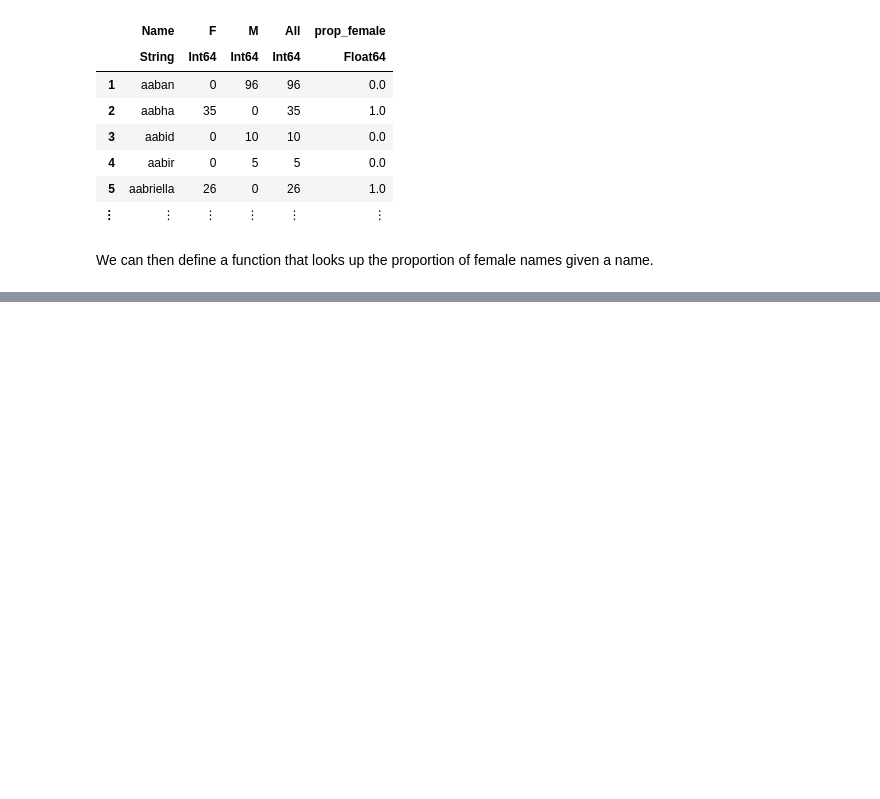
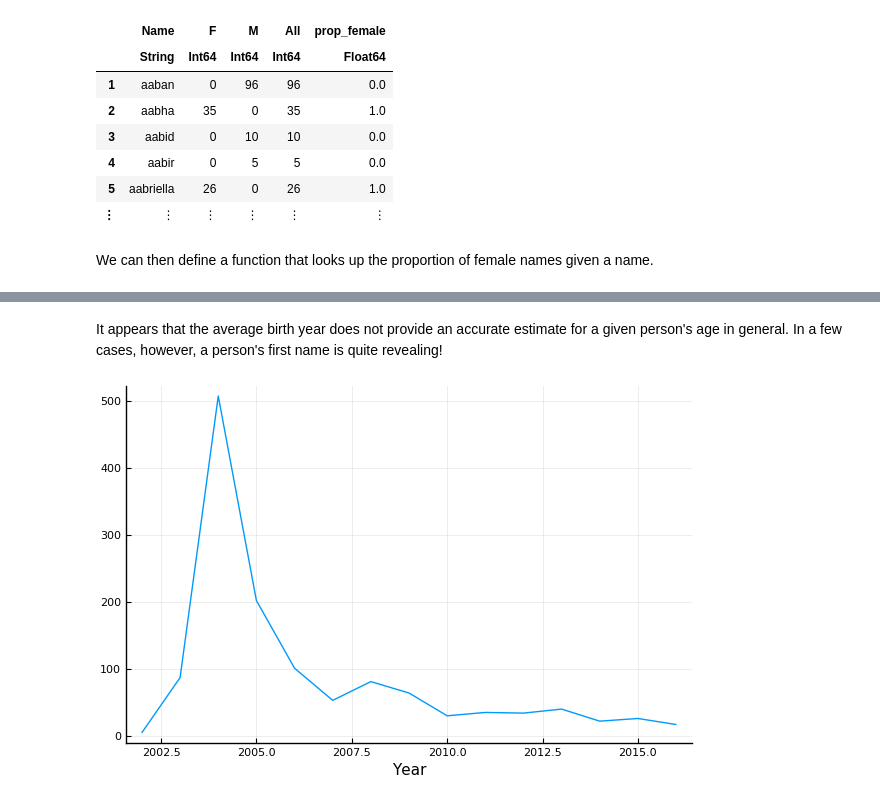
Before and after one commit to irinabchan/textbook, a Jupyter notebook: notebooks/01/lifecycle_students_julia_3.ipynb, the cells around one changed output, grey strips where cells are left out. Saved outputs shown, nothing was run; the diff lists cells and outputs as text; code cells hidden in the pictures; blank space fills up the shorter version.

```diff
--- a/notebooks/01/lifecycle_students_julia_3.ipynb
+++ b/notebooks/01/lifecycle_students_julia_3.ipynb
@@ -178,0 +313,8 @@ sex_from_name("mary")
+# %% [markdown]
+It appears that the average birth year does not provide an accurate estimate for a given person's age in general. In a few cases, however, a person's first name is quite revealing!
+# %%
+kanye_df = filter(row -> row.Name == "kanye" &&  row.Sex == "M", babynames)
+sort!(kanye_df, :Year)
+plot(kanye_df.Year, kanye_df.Count, xaxis=("Year"), leg=false)
+# %% [output]
+[figure, added]
```
Also changed, not shown: parts of 23 cells of this notebook, 1 other file.
